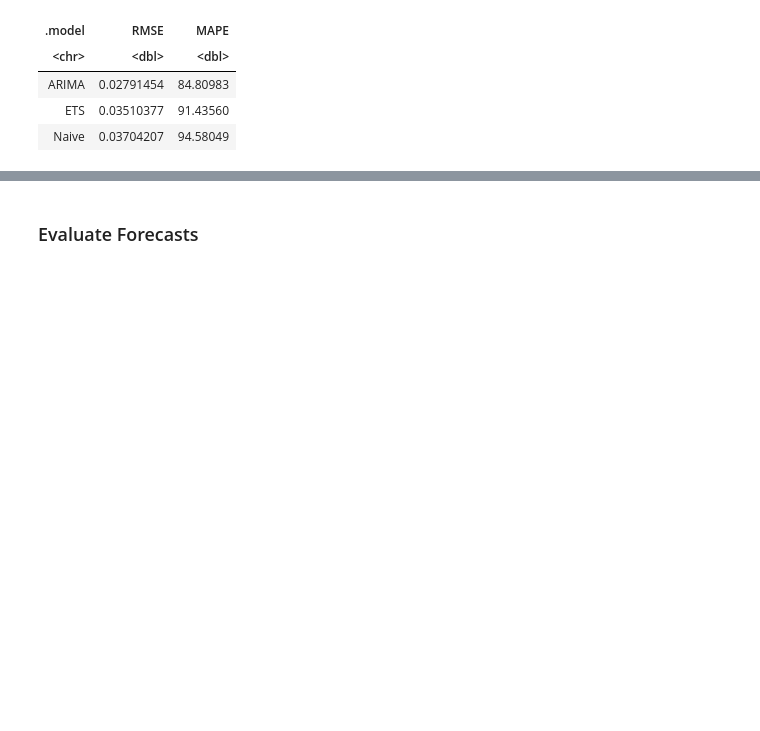
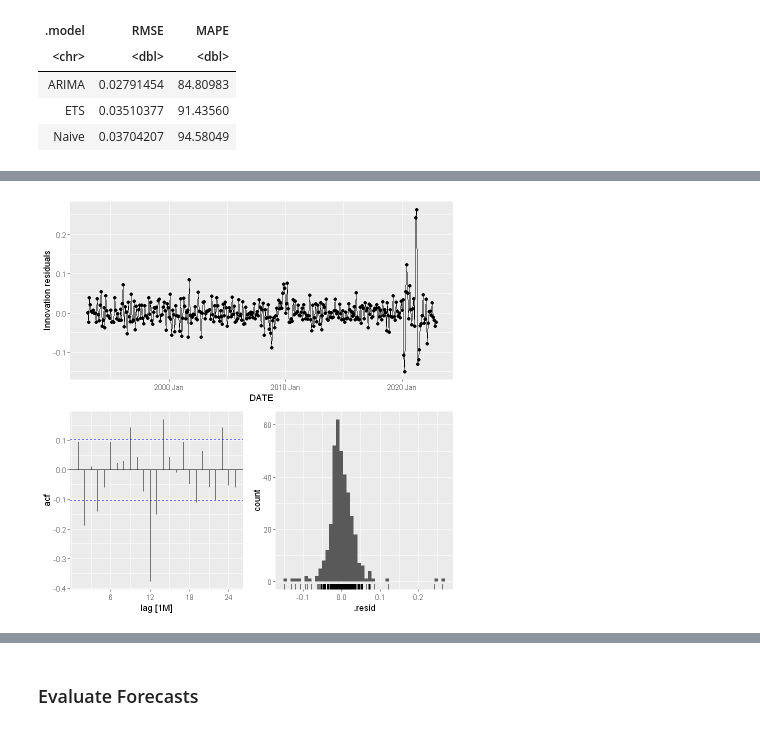
Before and after one commit to appliedecon/Time-Series-and-Forecasting, a Jupyter notebook: w10 - arima.ipynb, the cells around one changed output, grey strips where cells are left out. Cells and saved outputs as stored; diff of their text form; code cells hidden in the pictures; blank space fills up the shorter version.

```diff
--- a/w10 - arima.ipynb
+++ b/w10 - arima.ipynb
@@ -593,0 +619,4 @@ A tibble: 3 × 3
+# %%
+retail_mdl |> select('ETS') |> gg_tsresiduals()
+# %% [output]
+[figure, added]
```
Also changed, not shown: parts of 7 cells of this notebook.
